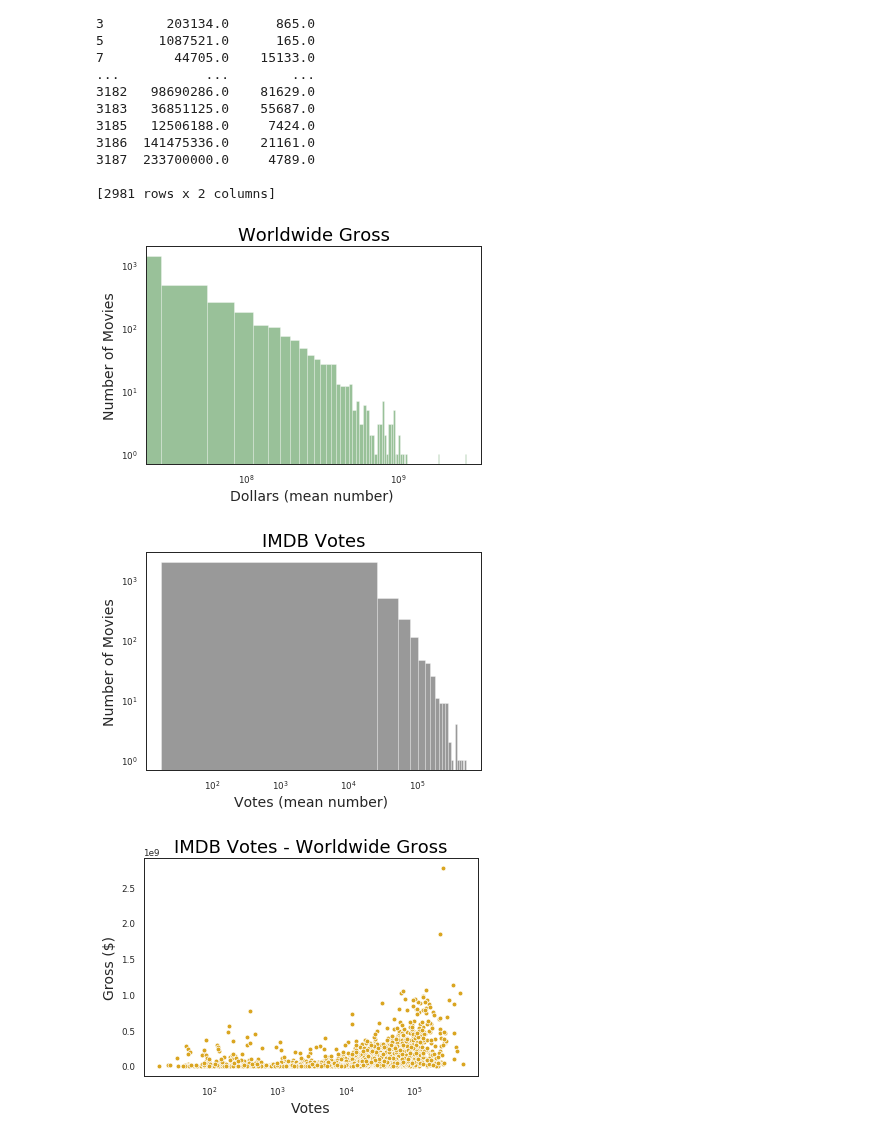
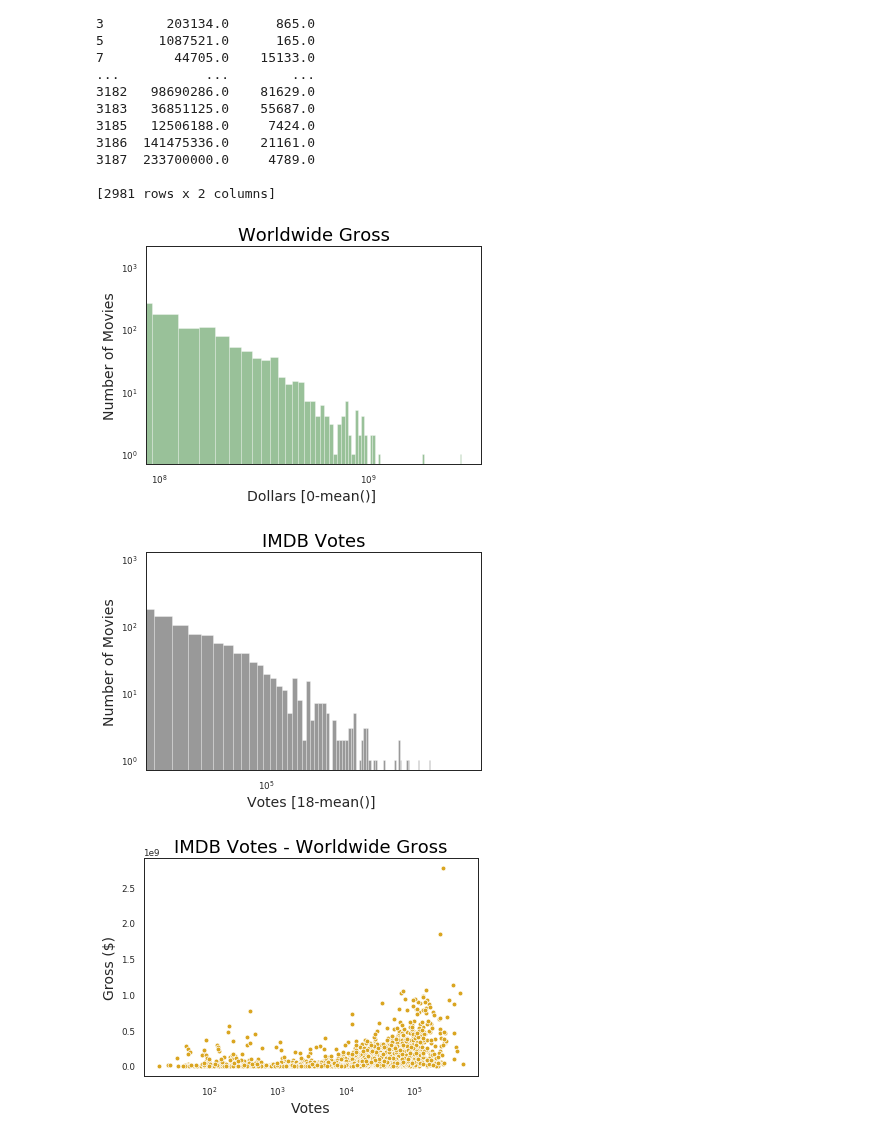
Before and after one commit to ioannapap/movies_data-mining_analysis, a Jupyter notebook: movies_analysis.ipynb, the cells around one changed output. Drawn from its saved outputs; the diff is of its cells as text; code cells hidden in the pictures.

```diff
--- a/movies_analysis.ipynb
+++ b/movies_analysis.ipynb
@@ -231,34 +231,37 @@ print(gross_votes_df)
 
 [2981 rows x 2 columns]
 # %%
-#NEEEEEEEEEEEEEEEEEEEEEEEEEEEEEEEEEEEEEEEEEEEDS EDIT
-sns.distplot(gross_votes_df['Gross'], kde = False, color = 'darkgreen', label = 'Gross', bins = 100)
+m = gross_votes_df['Gross'].mean()
+
+sns.distplot(gross_votes_df['Gross'], kde = False, color = 'darkgreen', label = 'Gross', bins = 90)
 
 plt.xscale('log')
 plt.yscale('log')
+plt.xlim(m)
 #.mean(skipna = True)
 
 plt.title('Worldwide Gross',color = 'black', fontsize = 18)
-plt.xlabel('Dollars (mean number) ', fontsize = 14)
+plt.xlabel('Dollars [0-mean()] ', fontsize = 14)
 plt.ylabel('Number of Movies', fontsize = 14)
 
 plt.savefig('Grosslog_Histogram.png')
 # %% [output]
-[figure, old version]
+[figure, new version]
 # %%
-#NEEEEEEEEEEEEEEEEEEEEEEEEEEEEEEEEEEEEEEEEEEEDS EDIT
-sns.distplot(gross_votes_df['IMDBVotes'] , kde = False, color = 'black', label = 'IMDBVotes', bins = 20)
+m = gross_votes_df['IMDBVotes'].mean()
+sns.distplot(gross_votes_df['IMDBVotes'] , kde = False, color = 'black', label = 'IMDBVotes', bins = 80)
 
 plt.xscale('log')
 plt.yscale('log')
+plt.xlim(m)
 
 plt.title('IMDB Votes',color = 'black', fontsize = 18)
-plt.xlabel('Votes (mean number) ', fontsize = 14)
+plt.xlabel('Votes [18-mean()] ', fontsize = 14)
 plt.ylabel('Number of Movies', fontsize = 14)
 
 plt.savefig('Voteslog_Histogram.png')
 # %% [output]
-[figure, old version]
+[figure, new version]
 # %%
 #making Worldwide Gross and IMDB Votes Scatterplot
 sns.scatterplot(x = 'IMDBVotes', y = 'Gross', data = gross_votes_df, facecolor = 'goldenrod' )
```
Also changed, not shown: parts of 1 cell of this notebook, 1 other file.
